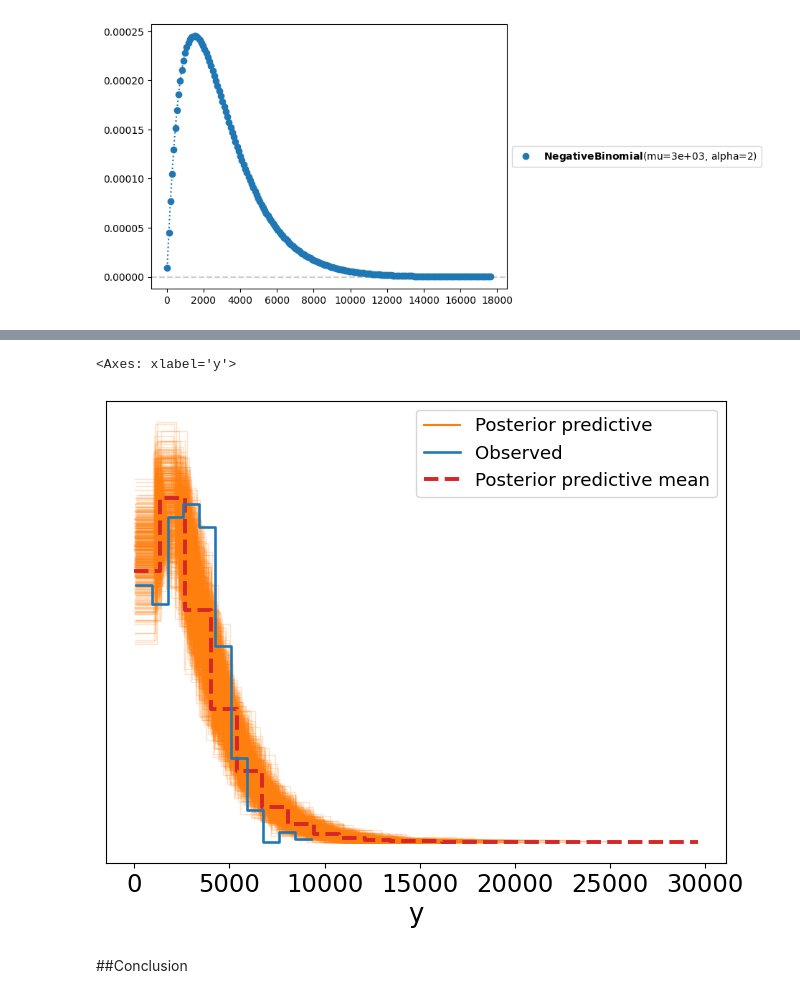
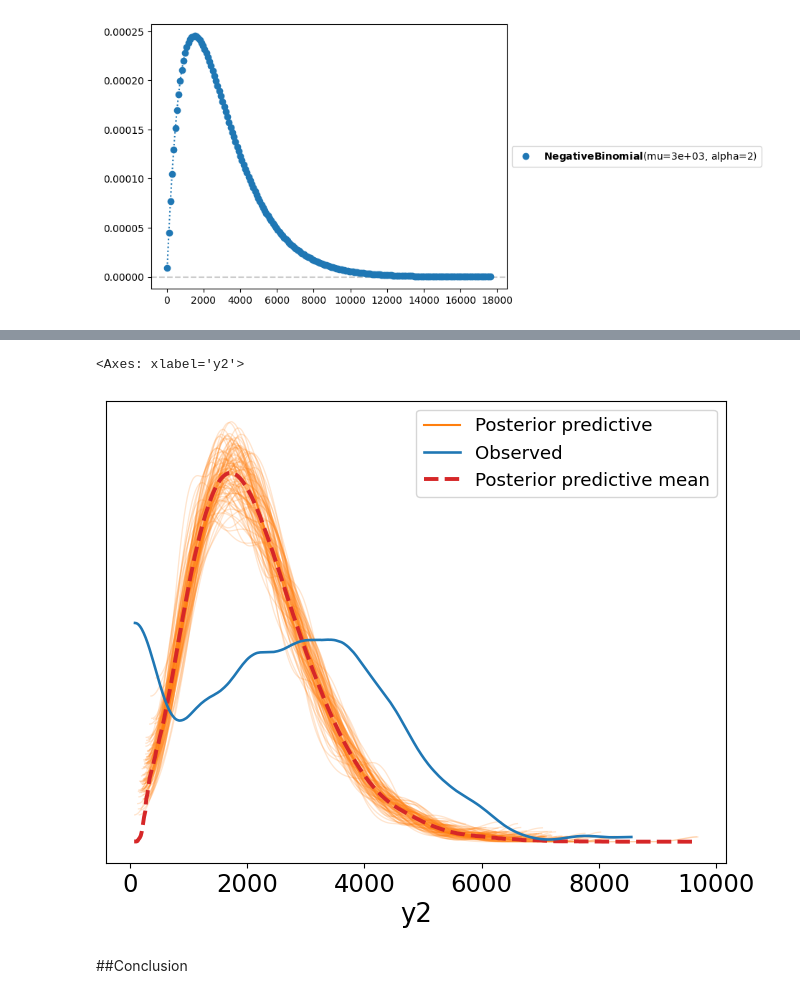
Before and after one commit to rylan-berry/DataScienceExercises2025-2026, a Jupyter notebook: RylaBerrU3proj.ipynb, the cells around one changed output, grey strips where cells are left out. Saved outputs shown, nothing was run; the diff lists cells and outputs as text; code cells hidden in the pictures.

```diff
--- a/RylaBerrU3proj.ipynb
+++ b/RylaBerrU3proj.ipynb
@@ -130,0 +151,9 @@ pz.Gamma(alpha = 2, beta = 1).plot_pdf()
+# %%
+with pm.Model() as viewer_model_NB:
+
+  μ = pm.Gamma("mu", mu=3000.0, sigma=1.0)
+  α = pm.Gamma("alpha", mu=2.0, sigma=1.0)
+
+  y1 = pm.NegativeBinomial("y1", mu = μ, alpha = α, observed = num_of_viewers)
+
+  sample_data_NB = pm.sample()
@@ -133,9 +186,9 @@ pz.Gamma(alpha = 2, beta = 1).plot_pdf()
 # %%
-with pm.Model() as viewer_model:
+with pm.Model() as viewer_model_G:
 
-  μ = pm.Gamma("mu", alpha=3000.0, beta=1.0)
-  α = pm.Gamma("alpha", alpha=2.0, beta=1.0)
+  μ = pm.Gamma("mu", mu=3000.0, sigma=100.0)
+  sig = pm.Gamma("sigma", mu=100.0, sigma=10.0)
 
-  y = pm.NegativeBinomial("y", mu = μ, alpha = α, observed = num_of_viewers)
+  y2 = pm.Gamma("y2", mu = μ, sigma = sig, observed = num_of_viewers)
 
-  sample_data = pm.sample()
+  sample_data_G = pm.sample()
@@ -150,8 +214,8 @@ pm.sample_posterior_predictive(sample_data, model=viewer_model, extend_inference
 # %%
-az.plot_ppc(sample_data, num_pp_samples=500, figsize=(8, 6), colors=["C1", "C0", "C3"])
+az.plot_ppc(sample_data_G, num_pp_samples=100, figsize=(8, 6), colors=["C1", "C0", "C3"])
 # %% [output]
-<Axes: xlabel='y'>
+<Axes: xlabel='y2'>
-[figure, old version]
+[figure, new version]
 # %% [markdown]
 ##Conclusion
 # %% [markdown]
```
Also changed, not shown: parts of 18 cells of this notebook.
